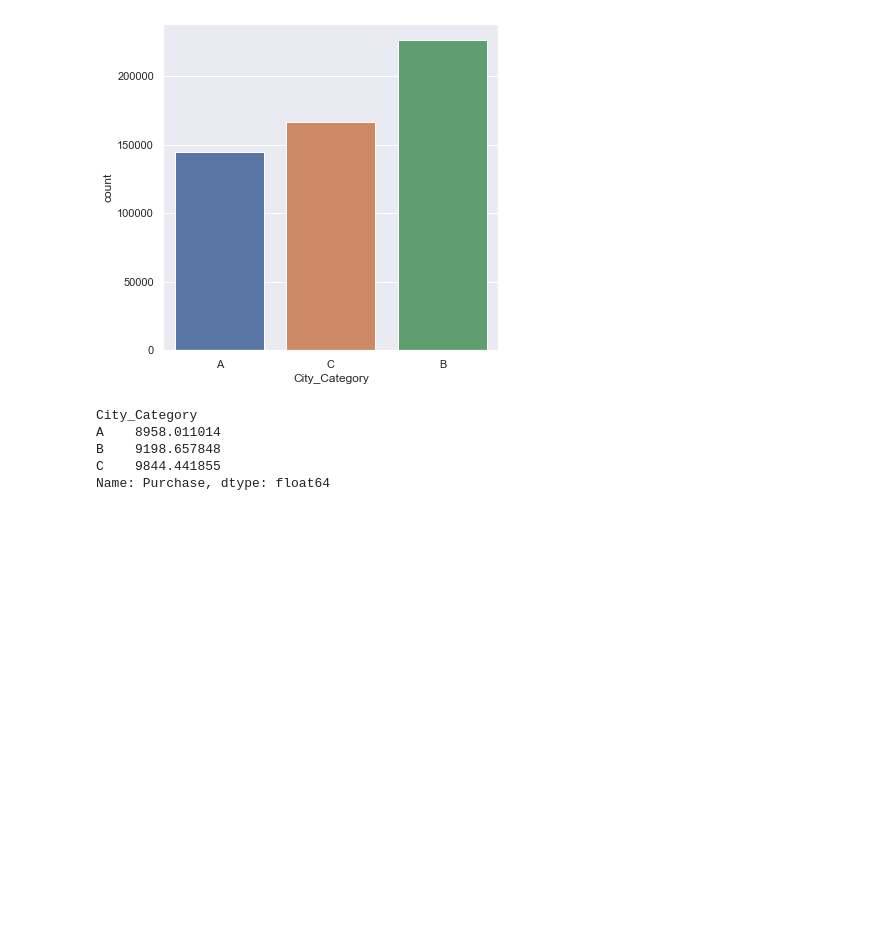
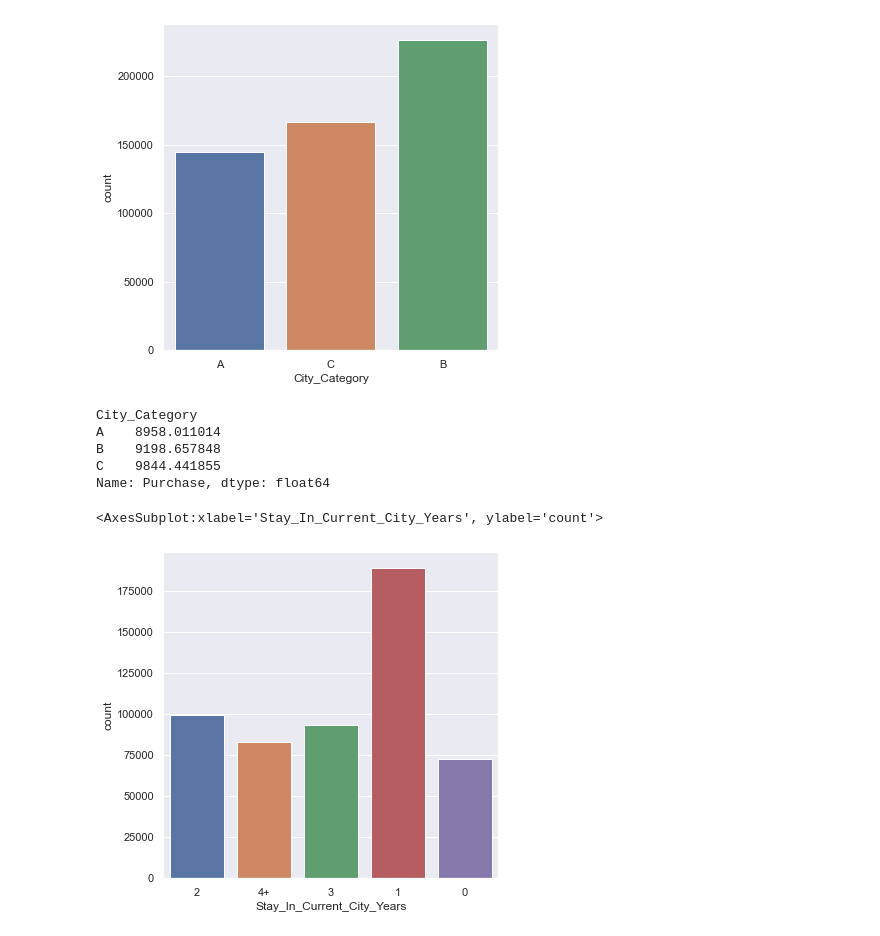
Before and after one commit to guptadhruv51/Data-Science-and-ML-GFG-, a Jupyter notebook: Data_Analysis/Projects/Black_Friday.ipynb, the cells around one changed output. Drawn from its saved outputs; the diff is of its cells as text; code cells hidden in the pictures; blank space fills up the shorter version.

```diff
--- a/Data_Analysis/Projects/Black_Friday.ipynb
+++ b/Data_Analysis/Projects/Black_Friday.ipynb
@@ -259,3 +259,8 @@ A    8958.011014
 B    9198.657848
 C    9844.441855
 Name: Purchase, dtype: float64
+# %%
+sns.countplot(x=df['Stay_In_Current_City_Years'])
+# %% [output]
+<AxesSubplot:xlabel='Stay_In_Current_City_Years', ylabel='count'>
+[figure, added]
```
Also changed, not shown: parts of 13 cells of this notebook.
